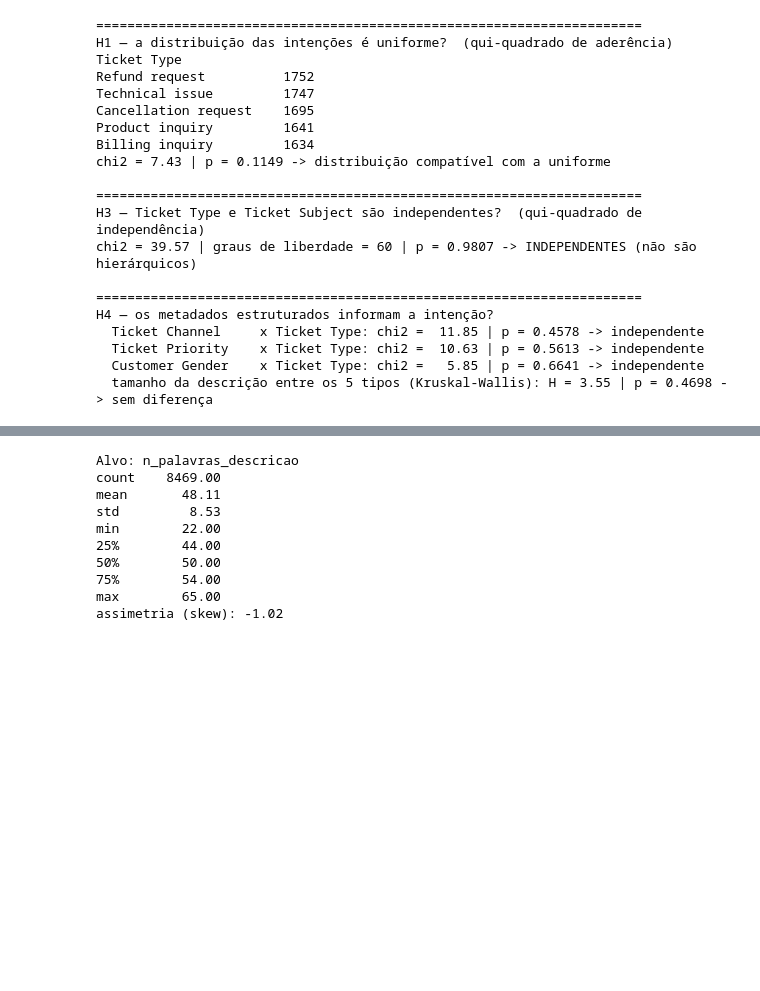
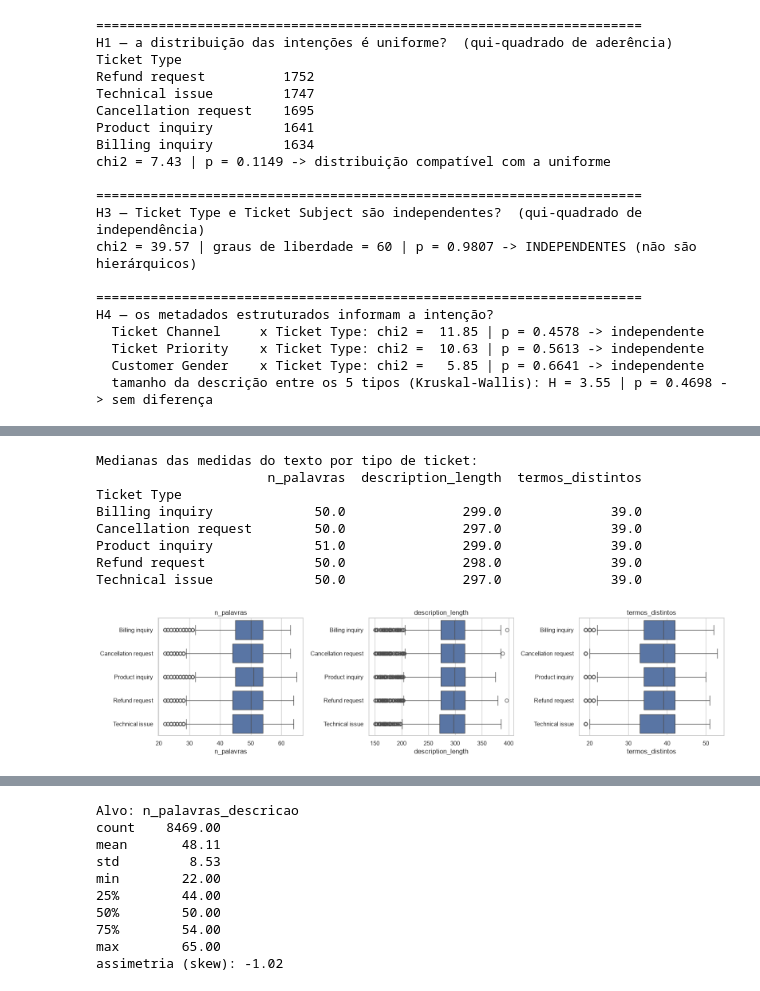
Before and after one commit to johnscottini/jonathan_pedro_vitor_daniel_tp3, a Jupyter notebook: eda/eda_tp3.ipynb, the cells around one changed output, grey strips where cells are left out. Cells and saved outputs as stored; diff of their text form; code cells hidden in the pictures; blank space fills up the shorter version.

```diff
--- a/eda/eda_tp3.ipynb
+++ b/eda/eda_tp3.ipynb
@@ -1177,0 +1260,28 @@ H4 — os metadados estruturados informam a intenção?
+# %%
+from sklearn.feature_extraction.text import CountVectorizer
+from sklearn.feature_selection import chi2 as chi2_termos
+
+df_clean["termos_distintos"] = (
+    df_clean["description_clean"].str.lower().str.findall(r"[a-z']+").apply(lambda t: len(set(t)))
+)
+medidas_texto = ["n_palavras", "description_length", "termos_distintos"]
+print("Medianas das medidas do texto por tipo de ticket:")
+print(df_clean.groupby("Ticket Type", observed=True)[medidas_texto].median().to_string())
+
+fig, axes = plt.subplots(1, 3, figsize=(16, 4))
+for ax, coluna in zip(axes, medidas_texto):
+    sns.boxplot(data=df_clean, x=coluna, y="Ticket Type", ax=ax)
+    ax.set_title(coluna)
+    ax.set_ylabel("")
+plt.tight_layout()
+plt.show()
+# %% [output]
+Medianas das medidas do texto por tipo de ticket:
+                      n_palavras  description_length  termos_distintos
+Ticket Type
+Billing inquiry             50.0               299.0              39.0
+Cancellation request        50.0               297.0              39.0
+Product inquiry             51.0               299.0              39.0
+Refund request              50.0               298.0              39.0
+Technical issue             50.0               297.0              39.0
+[figure, added]
```
Also changed, not shown: parts of 24 cells of this notebook, 3 other files.
